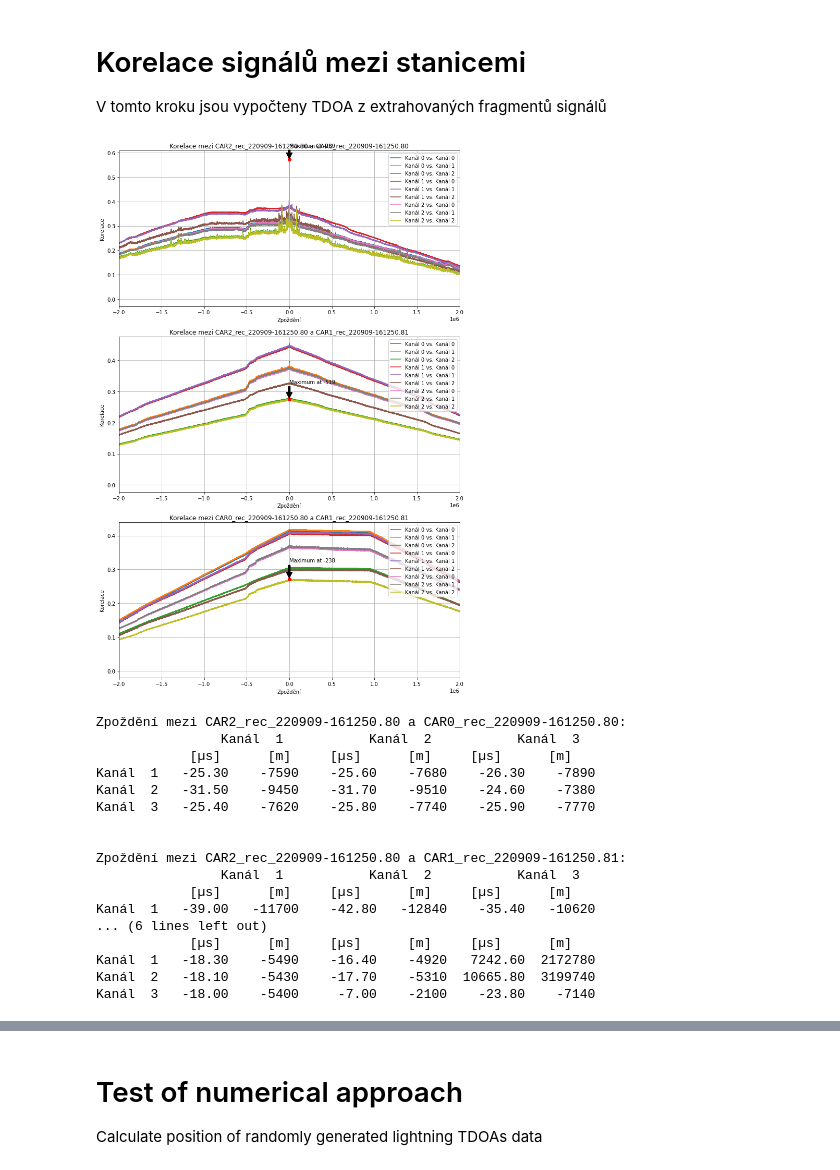
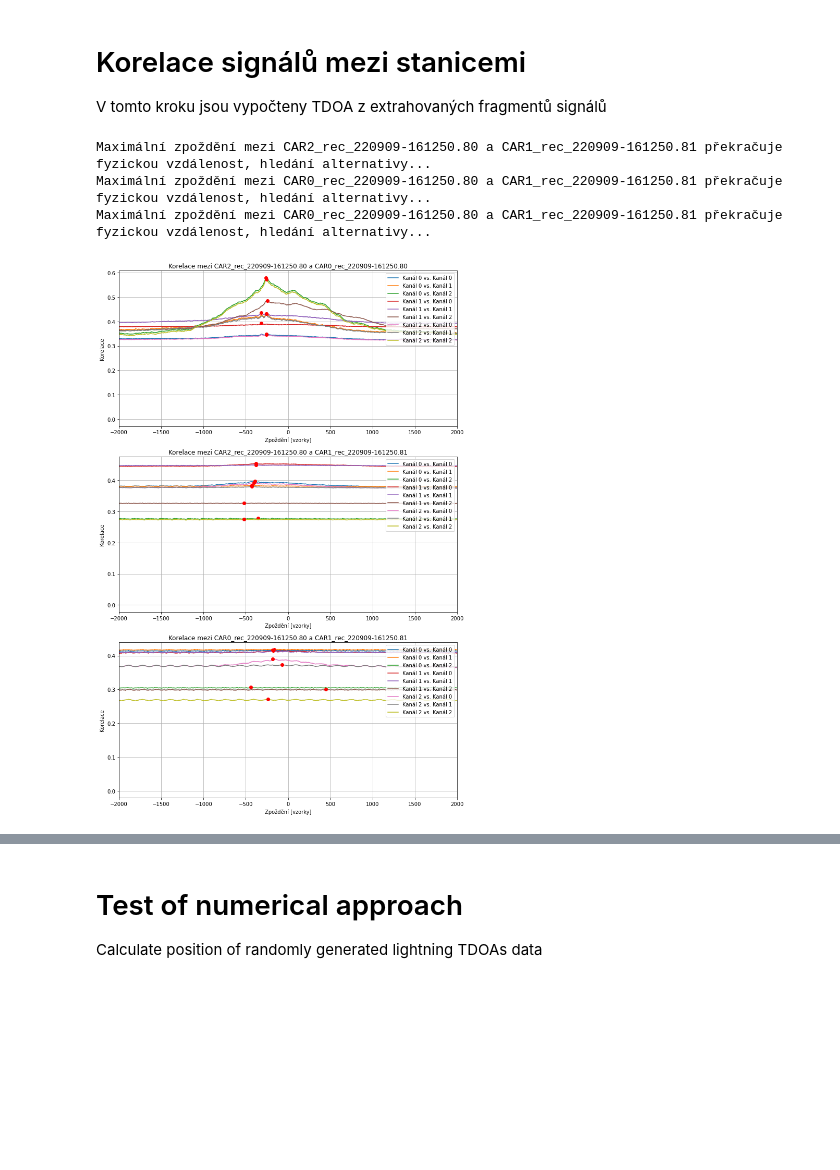
Before and after one commit to ODZ-UJF-AV-CR/CRREAT_cars, a Jupyter notebook: VLF_lightning/VLF_location.ipynb, the cells around one changed output, grey strips where cells are left out. Cells and saved outputs as stored; diff of their text form; code cells hidden in the pictures; blank space fills up the shorter version.

Commit message:
Fix TDOAs longer than distance between the stations.

```diff
--- a/VLF_lightning/VLF_location.ipynb
+++ b/VLF_lightning/VLF_location.ipynb
@@ -334,6 +340,14 @@ m
 # %%
 from itertools import combinations
 import numpy as np
+
+# Mapování identifikátorů na stanice
+id_to_station = {
+    'CAR0_rec_220909-161250.80': 'CAR0',
+    'CAR1_rec_220909-161250.81': 'CAR1',
+    'CAR2_rec_220909-161250.80': 'CAR2'
+}
+
 
 # Výpočet vzdáleností mezi stanicemi
 distances = {}
@@ -371,8 +385,21 @@ axs_idx = 0
 # Uložení výsledků zpoždění pro výpis
 tdoa_results = {}
 
+max_time_delays = {k: v / c for k, v in distances.items()}
+
 for (name1, fragment1), (name2, fragment2) in combinations(data.items(), 2):
-    # Inicializace matice zpoždění pro tuto kombinaci stanic
+    # Převedení identifikátorů záznamů na jména stanic
+    station1 = id_to_station[name1]
+    station2 = id_to_station[name2]
+
+    # Kontrola, aby klíče byly ve správném pořadí (podle abecedy, pro konzistentnost)
+    station_pair = tuple(sorted([station1, station2]))
+
+    # Maximální dovolené zpoždění mezi těmito stanicemi v časových jednotkách (s)
+    max_delay_time = max_time_delays[station_pair]
+    # Převod na vzorky
+    max_delay_samples = int(max_delay_time * sps)
+
     delay_matrix = np.zeros((fragment1.shape[1], fragment2.shape[1]))
     for channel1, channel2 in product(range(fragment1.shape[1]), range(fragment2.shape[1])):
         signal1, signal2 = fragment1[:, channel1], fragment2[:, channel2]
@@ -380,61 +407,53 @@ for (name1, fragment1), (name2, fragment2) in combinations(data.items(), 2):
         corr /= np.sqrt(np.dot(signal1, signal1) * np.dot(signal2, signal2))
         lags = np.arange(-len(signal1)+1, len(signal2))
 
-        # Vykreslení korelace pro každou kombinaci kanálů v jednom grafu
-        axs[axs_idx].plot(lags, corr, label=f'Kanál {channel1} vs. Kanál {channel2}')
+        # Získání indexu a hodnoty maximální korelace
+        max_corr_index = np.argmax(corr)
+        max_corr_value = corr[max_corr_index]
+        max_lag = lags[max_corr_index]
 
-        # Uložení zpoždění pro každou kombinaci kanálů
-        max_lag = lags[np.argmax(corr)]
+        # Kontrola, zda maximální zpoždění nepřekračuje fyzikální omezení
+        if abs(max_lag) > max_delay_samples:
+            print(f"Maximální zpoždění mezi {name1} a {name2} překračuje fyzickou vzdálenost, hledání alternativy...")
+            # Možnost vyhledání dalšího nejvyššího vrcholu, který splňuje podmínku
+            # Toto je jednoduchý příklad, který vezme první menší vrchol; můžete chtít sofistikovanější metodu
+            valid_corr_indices = np.where(abs(lags) <= max_delay_samples)[0]
+            max_corr_index = valid_corr_indices[np.argmax(corr[valid_corr_indices])]
+            max_lag = lags[max_corr_index]
+
         delay_matrix[channel1, channel2] = max_lag / sps
 
+        # Vykreslení korelace pro tuto kombinaci
+        axs[axs_idx].plot(lags, corr, label=f'Kanál {channel1} vs. Kanál {channel2}')
+        axs[axs_idx].plot(max_lag, corr[max_corr_index], 'ro')  # Zvýraznění nového maxima
+
     axs[axs_idx].set_title(f'Korelace mezi {name1} a {name2}')
-    axs[axs_idx].set_xlabel('Zpoždění')
-    axs[axs_idx].set_xlim(-2e6,2e6)
+    axs[axs_idx].set_xlabel('Zpoždění [vzorky]')
+    axs[axs_idx].set_xlim(-2e3, 2e3)  # Případné úpravy pro lepší vizualizaci
     axs[axs_idx].set_ylabel('Korelace')
     axs[axs_idx].legend(loc="upper right")
     axs[axs_idx].grid(True)
-    # Zvýraznění maxima
-    max_lag = lags[np.argmax(corr)]
-    axs[axs_idx].plot(max_lag, np.max(corr), 'ro')  # Vrchol korelace
-    axs[axs_idx].annotate(f'Maximum at {max_lag}', xy=(max_lag, np.max(corr)),
-                          xytext=(max_lag, np.max(corr)+0.05),
-                          arrowprops=dict(facecolor='black', shrink=0.05))
 
     axs_idx += 1
-    # Uložení matice zpoždění pro každou kombinaci stanic
     tdoa_results[(name1, name2)] = delay_matrix
 
 plt.tight_layout()
 plt.show()
 
 for (station_pair, delay_matrix) in tdoa_results.items():
     print(f"Zpoždění mezi {station_pair[0]} a {station_pair[1]}:")
     header_channels = "               " + "          ".join([f" Kanál {i+1:2}" for i in range(delay_matrix.shape[1])])
     header_units = "        " + "    [µs]      [m] " * delay_matrix.shape[1]
     print(header_channels)
     print(header_units)
 
     # Výpis hodnot zpoždění v mikrosekundách a v metrech s lepším formátováním
     for i, row in enumerate(delay_matrix):
         row_str = f"Kanál {i+1:2} " + "".join([f"{delay*1e6:8.2f} {delay*c:8.0f}  " for delay in row])
         print(row_str)
     print("\n")  # Oddělení tabulek pro lepší čitelnost
 # %% [output]
+Maximální zpoždění mezi CAR2_rec_220909-161250.80 a CAR1_rec_220909-161250.81 překračuje fyzickou vzdálenost, hledání alternativy...
+Maximální zpoždění mezi CAR0_rec_220909-161250.80 a CAR1_rec_220909-161250.81 překračuje fyzickou vzdálenost, hledání alternativy...
+Maximální zpoždění mezi CAR0_rec_220909-161250.80 a CAR1_rec_220909-161250.81 překračuje fyzickou vzdálenost, hledání alternativy...
-[figure, old version]
+[figure, new version]
-Zpoždění mezi CAR2_rec_220909-161250.80 a CAR0_rec_220909-161250.80:
-                Kanál  1           Kanál  2           Kanál  3
-            [µs]      [m]     [µs]      [m]     [µs]      [m]
-Kanál  1   -25.30    -7590    -25.60    -7680    -26.30    -7890
-Kanál  2   -31.50    -9450    -31.70    -9510    -24.60    -7380
-Kanál  3   -25.40    -7620    -25.80    -7740    -25.90    -7770
-
-
-Zpoždění mezi CAR2_rec_220909-161250.80 a CAR1_rec_220909-161250.81:
-                Kanál  1           Kanál  2           Kanál  3
-            [µs]      [m]     [µs]      [m]     [µs]      [m]
-Kanál  1   -39.00   -11700    -42.80   -12840    -35.40   -10620
-... (6 lines left out)
-            [µs]      [m]     [µs]      [m]     [µs]      [m]
-Kanál  1   -18.30    -5490    -16.40    -4920   7242.60  2172780
-Kanál  2   -18.10    -5430    -17.70    -5310  10665.80  3199740
-Kanál  3   -18.00    -5400     -7.00    -2100    -23.80    -7140
```
Also changed, not shown: parts of 11 cells of this notebook.
